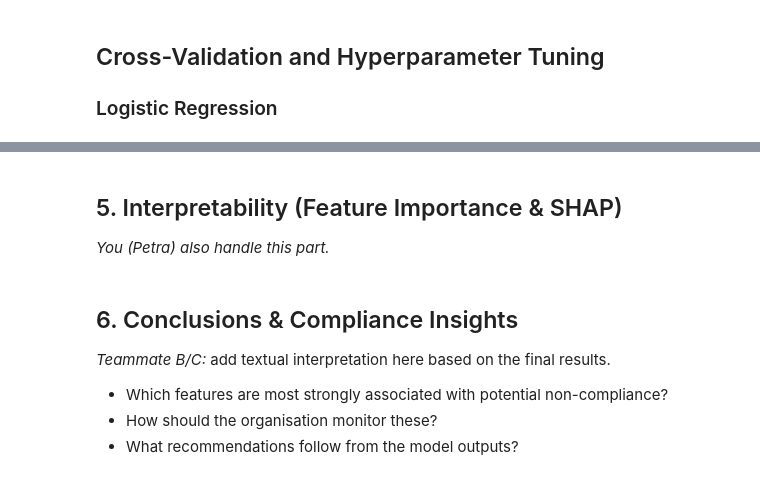
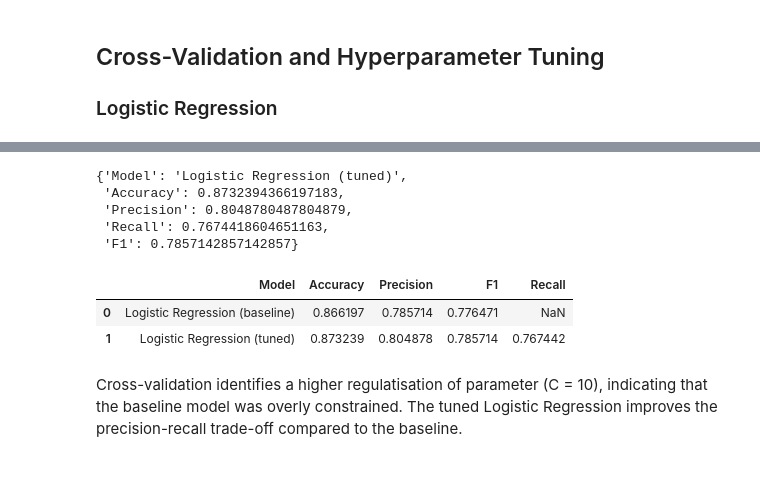
Before and after one commit to personallypetra/Machine-Learning-2025-2026---Group-Project, a Jupyter notebook: main.ipynb, the cells around one changed output, grey strips where cells are left out. Cells and saved outputs as stored; diff of their text form; code cells hidden in the pictures.

```diff
--- a/main.ipynb
+++ b/main.ipynb
@@ -382,12 +382,14 @@ from sklearn.model_selection import GridSearchCV, StratifiedKFold
 cv = StratifiedKFold(n_splits = 5, shuffle = True, random_state = 42)
 
 LR_param_grid = { "model__C": [0.01, 0.1, 1, 10],
-                 "model__penalty": [12]}
+                 "model__penalty": ["l2"],
+                  "model__solver": ["lbfgs"]}
 LR_grid = GridSearchCV(
     estimator = LR_baseline,
     param_grid = LR_param_grid,
-    cv = cv, scoring = "f1", n_jobs = 1)
+    cv = cv, scoring = "f1", n_jobs = 1, error_score = "raise")
 
 LR_grid.fit(X_train, y_train)
 
-print("Best Logistic Regression params": LR_grid_params_)
+print("Best Logistic Regression params:", LR_grid.best_params_)
+print("Best CV F1-score:", LR_grid.best_score_)
@@ -470,4 +398,0 @@ _You (Petra) handle this part._
-# %% [markdown]
-## 5. Interpretability (Feature Importance & SHAP)
-
-_You (Petra) also handle this part._
@@ -482,8 +399,29 @@ _You (Petra) also handle this part._
-# %% [markdown]
-## 6. Conclusions & Compliance Insights
-
-_Teammate B/C:_ add textual interpretation here based on the final results.
-
-- Which features are most strongly associated with potential non-compliance?
-- How should the organisation monitor these?
-- What recommendations follow from the model outputs?
+# %%
+y_pred_LR_tuned = LR_grid.best_estimator_.predict(X_test)
+LR_tuned_results = {
+    "Model" : "Logistic Regression (tuned)",
+    "Accuracy": accuracy_score(y_test, y_pred_LR_tuned),
+    "Precision": precision_score(y_test, y_pred_LR_tuned, zero_division = 0 ),
+    "Recall": recall_score(y_test, y_pred_LR_tuned, zero_division = 0),
+    "F1" : f1_score(y_test, y_pred_LR_tuned, zero_division = 0)
+}
+
+LR_tuned_results
+# %% [output]
+{'Model': 'Logistic Regression (tuned)',
+ 'Accuracy': 0.8732394366197183,
+ 'Precision': 0.8048780487804879,
+ 'Recall': 0.7674418604651163,
+ 'F1': 0.7857142857142857}
+# %%
+results_table = pd.concat(
+      [baseline_results, pd.DataFrame([LR_tuned_results])],
+      ignore_index = True)
+results_table
+# %% [output]
+|  | Model | Accuracy | Precision | F1 | Recall |
+| 0 | Logistic Regression (baseline) | 0.866197 | 0.785714 | 0.776471 | NaN |
+| 1 | Logistic Regression (tuned) | 0.873239 | 0.804878 | 0.785714 | 0.767442 |
+# %% [markdown]
+Cross-validation identifies a higher regulatisation of parameter (C = 10), indicating that the baseline model was overly constrained.
+The tuned Logistic Regression improves the precision-recall trade-off compared to the baseline.
```
Also changed, not shown: parts of 9 cells of this notebook.
